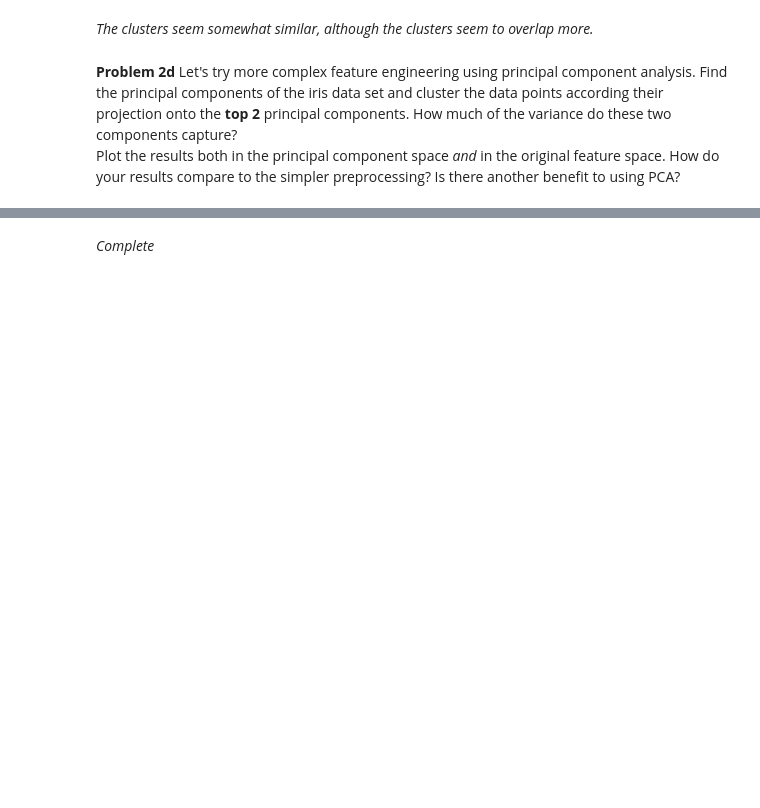
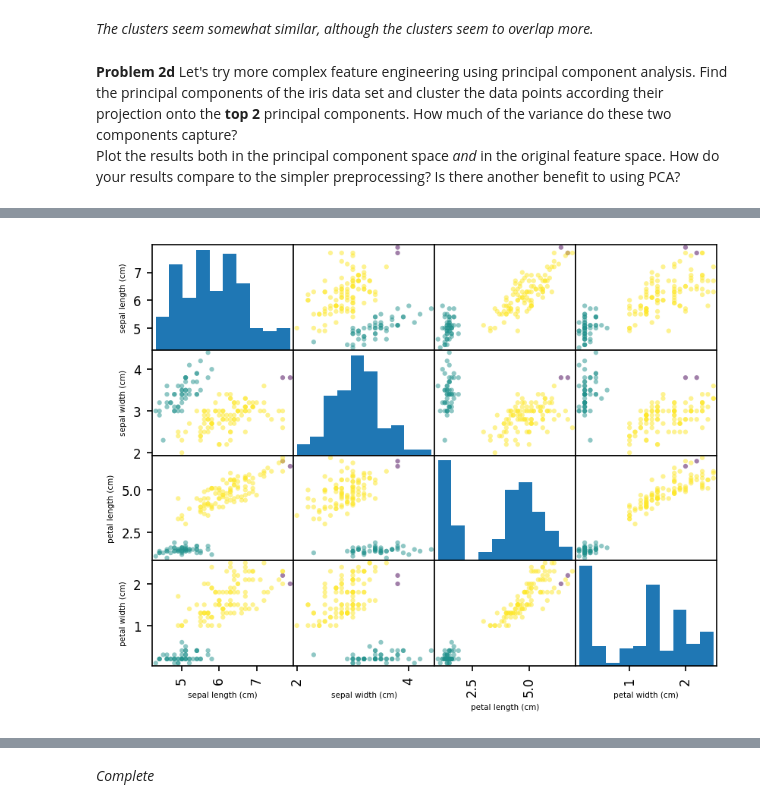
Before and after one commit to ASTR154/clustering, a Jupyter notebook: clustering.ipynb, the cells around one changed output, grey strips where cells are left out. Drawn from its saved outputs; the diff is of its cells as text; code cells hidden in the pictures; blank space fills up the shorter version.

```diff
--- a/clustering.ipynb
+++ b/clustering.ipynb
@@ -141,0 +163,23 @@ from sklearn.decomposition import PCA
+# %%
+from sklearn.cluster import DBSCAN
+
+dbscan = DBSCAN(eps=0.8, min_samples=6)
+iris_db = dbscan.fit_predict(iris_frame)
+
+scatter_db = pd.plotting.scatter_matrix(iris_frame, c=iris_db)
+for ax in scatter_db.ravel():
+    ax.set_xlabel(ax.get_xlabel(), fontsize=5)
+    ax.set_ylabel(ax.get_ylabel(), fontsize=5)
+plt.show()
+
+#testing:
+db_3clusters = []
+for i in np.arange(0.01, 1, step=0.01):
+    for j in range(1, 11):
+        clusters = DBSCAN(eps=i, min_samples=j).fit_predict(iris_frame)
+        if len(set(clusters)) == 4:
+            db_3clusters.append(f'{i = }, {j = }\n\t{set(clusters) = }\n\t{[np.sum(clusters == k) for k in [0,1,2]]}\n\toutliers = {np.sum(clusters == -1)}')
+with open('db_3clusters.txt', 'w') as f:
+    f.write('\n'.join(db_3clusters))
+# %% [output]
+[figure, added]
```
Also changed, not shown: parts of 32 cells of this notebook, 1 other file.
